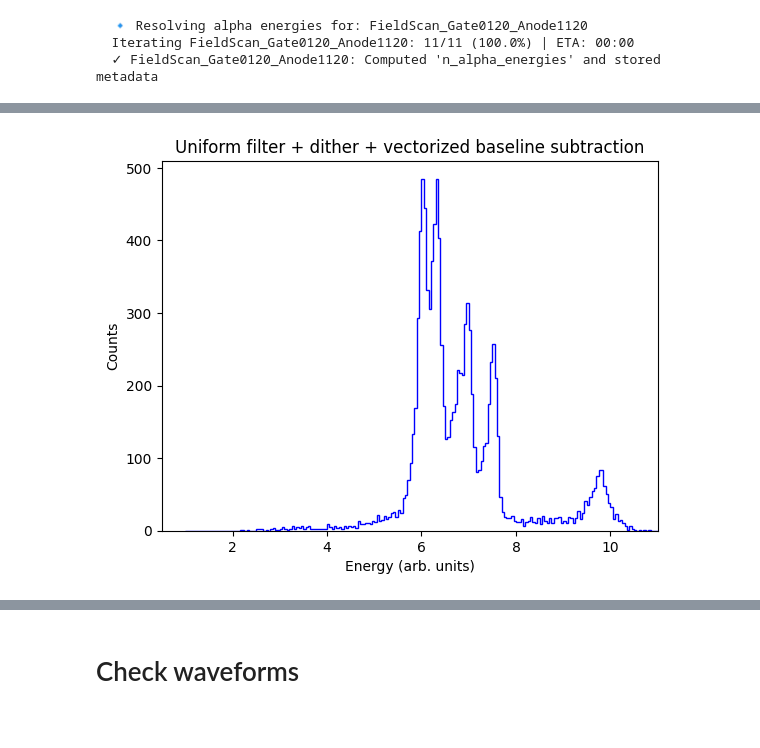
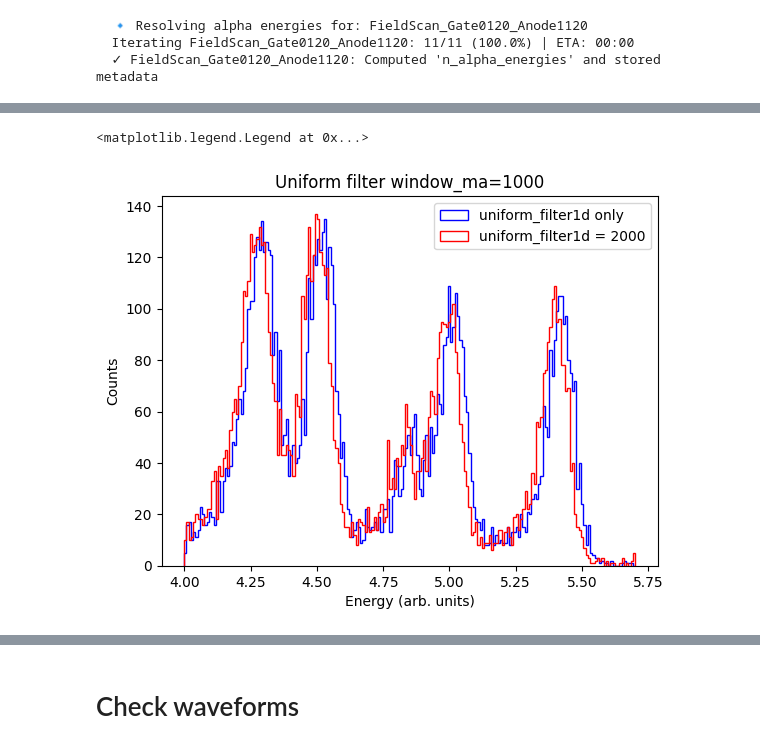
Before and after one commit to proscrite/RaTag, a Jupyter notebook: notebooks/refactoring_alphas.ipynb, the cells around one changed output, grey strips where cells are left out. Drawn from its saved outputs; the diff is of its cells as text; code cells hidden in the pictures.

```diff
--- a/notebooks/refactoring_alphas.ipynb
+++ b/notebooks/refactoring_alphas.ipynb
@@ -90,0 +66,7 @@ plt.gca().set(xlabel='Energy (arb. units)', ylabel='Counts',
+# %%
+alphapath_2000 = '/Volumes/KINGSTON/RaTag_data/processed/RUN43_EL25kVcm/alpha_tests/alpha_energies/FieldScan_Gate0120_Anode1120_alpha_energies.npz'
+energies_2000 = np.load(alphapath_2000, allow_pickle=True)['energies']
+plt.hist(energies_2000, bins=200, range =(4.0, 5.7),
+         histtype='step', color='red', label='uniform_filter1d = 2000');
+plt.gca().set(xlabel='Energy (arb. units)', ylabel='Counts',
+               title='Uniform filter window_ma=2000');
@@ -91,9 +75,14 @@ plt.gca().set(xlabel='Energy (arb. units)', ylabel='Counts',
 # %%
-alphapath = '/Volumes/KINGSTON/RaTag_data/processed/RUN43_EL25kVcm/alpha_energies/FieldScan_Gate0120_Anode1120_alpha_energies.npz'
+alphapath = '/Volumes/KINGSTON/RaTag_data/processed/RUN43_EL25kVcm/alpha_tests/alpha_energies_uniform_filter1d/FieldScan_Gate0120_Anode1120_alpha_energies.npz'
 energies = np.load(alphapath, allow_pickle=True)['energies']
-plt.hist(energies, bins=200, range =(1, 11),
-         histtype='step', color='blue', label='Alpha Energies');
+plt.hist(energies, bins=200, range =(4.0, 5.7),
+         histtype='step', color='blue', label='uniform_filter1d only');
+
+plt.hist(energies_2000, bins=200, range =(4.0, 5.7),
+         histtype='step', color='red', label='uniform_filter1d = 2000');
 plt.gca().set(xlabel='Energy (arb. units)', ylabel='Counts',
-              xlim=(0.5, 11), title='Uniform filter + dither + vectorized baseline subtraction');
+               title='Uniform filter window_ma=1000');
+plt.legend()
 # %% [output]
+<matplotlib.legend.Legend at 0x...>
-[figure, old version]
+[figure, new version]
```
Also changed, not shown: parts of 14 cells of this notebook, 10 other files.
